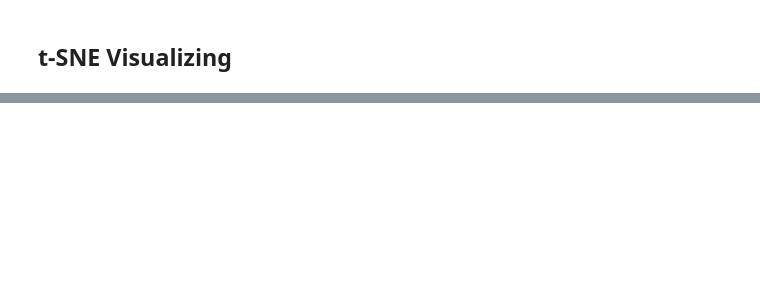
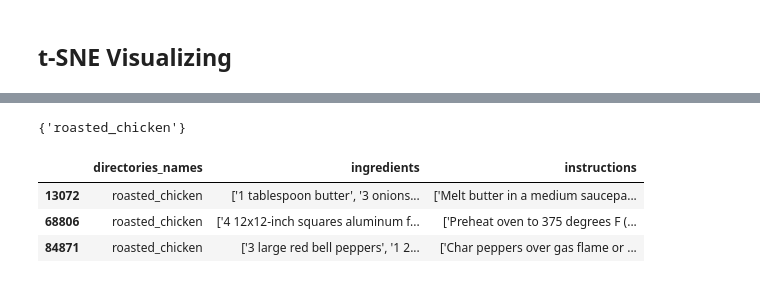
Before and after one commit to ugan9eds/OMCS_CS7643_DL, a Jupyter notebook: code/feature_predictions.ipynb, the cells around one changed output, grey strips where cells are left out. Cells and saved outputs as stored; diff of their text form; code cells hidden in the pictures; blank space fills up the shorter version.

Commit message:
now a way to grab recipies for each predicted label

```diff
--- a/code/feature_predictions.ipynb
+++ b/code/feature_predictions.ipynb
@@ -225,0 +257,8 @@ full_image.save("/data/6-pics-cloud.png")
+# %%
+# images[idx_closest[1]].split("\\")[8]
+pred_labels = []
+for id in idx_closest:
+    pred_label = images[id].split("\\")[8]
+    pred_labels.append(pred_label)
+
+pred_labels
@@ -225,0 +276,20 @@ full_image.save("/data/6-pics-cloud.png")
+# %%
+# Dedupe categories/labels
+pred_labels = (set(pred_labels))
+# %%
+pred_labels
+# %% [output]
+{'roasted_chicken'}
+# %%
+recomended_recipies = pd.DataFrame(columns= ["directories_names","ingredients", "instructions"])
+# %%
+for label in pred_labels:
+    row = recipes[recipes.directories_names == 'roasted_chicken'][["directories_names","ingredients", "instructions"]].sample(n = 3)
+    recomended_recipies = pd.concat([recomended_recipies, row])
+# %%
+recomended_recipies
+# %% [output]
+|  | directories_names | ingredients | instructions |
+| 13072 | roasted_chicken | ['1 tablespoon butter', '3 onions... | ['Melt butter in a medium saucepa... |
+| 68806 | roasted_chicken | ['4 12x12-inch squares aluminum f... | ['Preheat oven to 375 degrees F (... |
+| 84871 | roasted_chicken | ['3 large red bell peppers', '1 2... | ['Char peppers over gas flame or ... |
```
Also changed, not shown: parts of 19 cells of this notebook, 1 other file.
